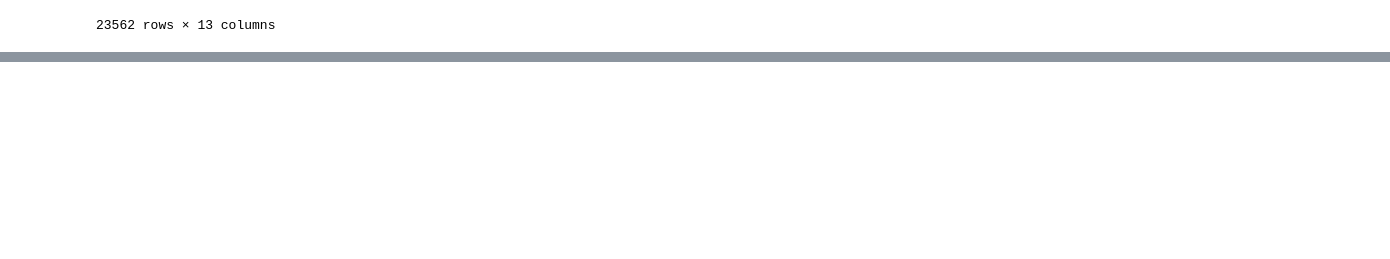
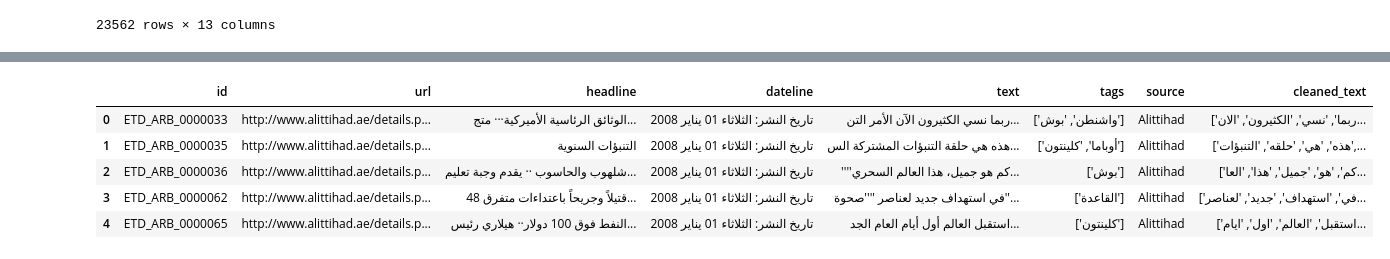
Before and after one commit to Rachuig-Green-Rackley-Shiben/arabic_media_nlp_project, a Jupyter notebook: andrews_work/random_work.ipynb, the cells around one changed output, grey strips where cells are left out. Cells and saved outputs as stored; diff of their text form; code cells hidden in the pictures; blank space fills up the shorter version.

```diff
--- a/andrews_work/random_work.ipynb
+++ b/andrews_work/random_work.ipynb
@@ -292,0 +295,2 @@ df
+# %%
+df = pd.read_csv('cleaned_df.csv')
@@ -292,0 +319,9 @@ df
+# %%
+df.head()
+# %% [output]
+|  | id | url | headline | dateline | text | tags | source | cleaned_text |
+| 0 | ETD_ARB_0000033 | http://www.alittihad.ae/details.p... | الوثائق الرئاسية الأميركية··· متج... | تاريخ النشر: الثلاثاء 01 يناير 2008 | ربما نسي الكثيرون الآن الأمر التن... | ['واشنطن', 'بوش'] | Alittihad | ['ربما', 'نسي', 'الكثيرون', 'الان... |
+| 1 | ETD_ARB_0000035 | http://www.alittihad.ae/details.p... | التنبؤات السنوية | تاريخ النشر: الثلاثاء 01 يناير 2008 | هذه هي حلقة التنبؤات المشتركة الس... | ['أوباما', 'كلينتون'] | Alittihad | ['هذه', 'هي', 'حلقه', 'التنبؤات',... |
+| 2 | ETD_ARB_0000036 | http://www.alittihad.ae/details.p... | شلهوب والحاسوب ·· يقدم وجبة تعليم... | تاريخ النشر: الثلاثاء 01 يناير 2008 | ''''كم هو جميل، هذا العالم السحري... | ['بوش'] | Alittihad | ['كم', 'هو', 'جميل', 'هذا', 'العا... |
+| 3 | ETD_ARB_0000062 | http://www.alittihad.ae/details.p... | 48 قتيلاً وجريحاً باعتداءات متفرق... | تاريخ النشر: الثلاثاء 01 يناير 2008 | في استهداف جديد لعناصر ''''صحوة''... | ['القاعدة'] | Alittihad | ['في', 'استهداف', 'جديد', 'لعناصر... |
+| 4 | ETD_ARB_0000065 | http://www.alittihad.ae/details.p... | النفط فوق 100 دولار·· هيلاري رئيس... | تاريخ النشر: الثلاثاء 01 يناير 2008 | استقبل العالم أول أيام العام الجد... | ['كلينتون'] | Alittihad | ['استقبل', 'العالم', 'اول', 'ايام... |
```
Also changed, not shown: parts of 9 cells of this notebook, 2 other files.
